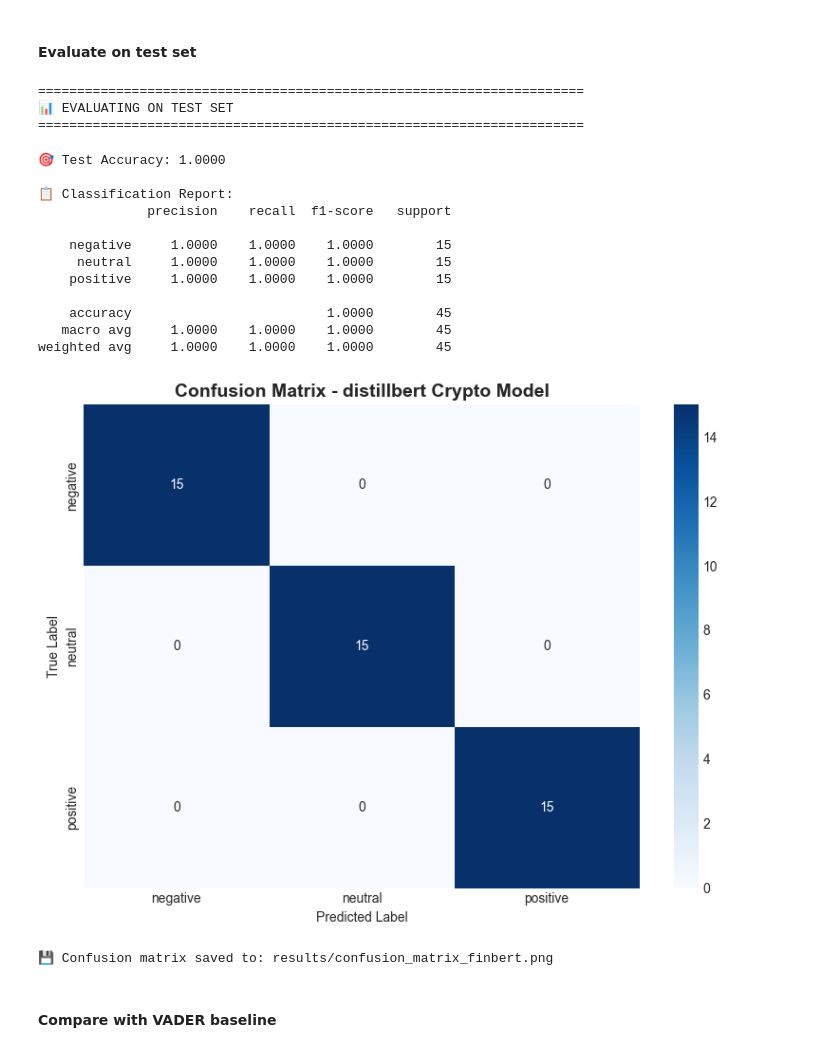
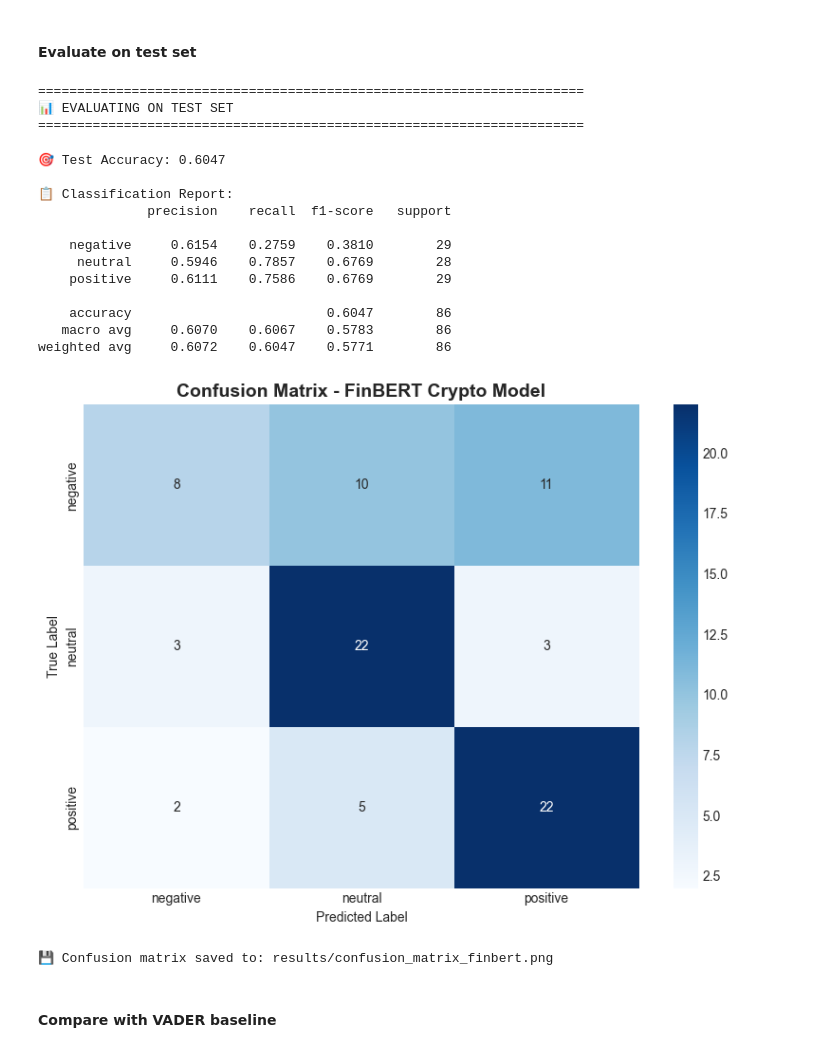
Before and after one commit to hailyyang/crypto-sentiment-classifier, a Jupyter notebook: notebooks/02_model_training.ipynb, the cells around one changed output. Cells and saved outputs as stored; diff of their text form; code cells hidden in the pictures.

Commit message:
Update with new model

```diff
--- a/notebooks/02_model_training.ipynb
+++ b/notebooks/02_model_training.ipynb
@@ -69,11 +43,11 @@ print(f"Using device: {'cuda' if torch.cuda.is_available() else 'cpu'}")
 print(f"PyTorch version: {torch.__version__}")
 
 # Load Week 1 data
-tweets_df = pd.read_csv('../data/processed/tweets_with_sentiment.csv')
+reddit_df = pd.read_csv('../data/processed/reddit_with_sentiment.csv')
 btc_prices = pd.read_csv('../data/raw/btc_prices.csv')
 btc_prices['timestamp'] = pd.to_datetime(btc_prices['timestamp'])
 
-print(f"\n✅ Loaded {len(tweets_df)} tweets")
+print(f"\n✅ Loaded {len(reddit_df)} Reddit posts")
 print(f"✅ Loaded {len(btc_prices)} price points")
 # %% [output]
 Using device: cpu
@@ -174,16 +148,16 @@ print("="*70)
 
 # map sentiment to numeric labels
 label_map = {'negative': 0, 'neutral': 1, 'positive': 2}
-tweets_df['label'] = tweets_df['sentiment'].map(label_map)
+reddit_df['label'] = reddit_df['sentiment'].map(label_map)
 
 # balance the dataset
-min_samples = tweets_df['sentiment'].value_counts().min()
-balanced_df = tweets_df.groupby('sentiment', group_keys=False).apply(
+min_samples = reddit_df['sentiment'].value_counts().min()
+balanced_df = reddit_df.groupby('sentiment', group_keys=False).apply(
     lambda x: x.sample(min(len(x), min_samples))
 ).reset_index(drop=True)
 
-print(f"\nOriginal dataset: {len(tweets_df)} tweets")
-print(f"Balanced dataset: {len(balanced_df)} tweets")
+print(f"\nOriginal dataset: {len(reddit_df)} posts")
+print(f"Balanced dataset: {len(balanced_df)} posts")
 print("\nBalanced distribution:")
 print(balanced_df['sentiment'].value_counts())
 
@@ -191,9 +165,9 @@ print(balanced_df['sentiment'].value_counts())
 train_df, temp_df = train_test_split(balanced_df, test_size=0.3, random_state=42, stratify=balanced_df['label'])
 val_df, test_df = train_test_split(temp_df, test_size=0.5, random_state=42, stratify=temp_df['label'])
 
-print(f"\n✅ Train: {len(train_df)} tweets")
-print(f"✅ Val:   {len(val_df)} tweets")
-print(f"✅ Test:  {len(test_df)} tweets")
+print(f"\n✅ Train: {len(train_df)} posts")
+print(f"✅ Val:   {len(val_df)} posts")
+print(f"✅ Test:  {len(test_df)} posts")
 # %% [output]
 ======================================================================
 🔧 PREPARING TRAINING DATA
@@ -216,13 +190,13 @@ Name: count, dtype: int64
 #### Load pre-trained model FinBERT
 # %%
 print("\n" + "="*70)
-print("🤖 LOADING DISTILLBERT MODEL")
+print("🤖 LOADING FINBERT MODEL")
 print("="*70)
 
-MODEL_NAME = 'distilbert-base-uncased'
+MODEL_NAME = 'ProsusAI/finbert'
 
 print(f'Loading {MODEL_NAME}')
-print('(This may take a minute on first run - downloading 50MB)')
+print('(This may take a minute on first run - downloading 500MB)')
 
 tokenizer = AutoTokenizer.from_pretrained(MODEL_NAME)
 model = AutoModelForSequenceClassification.from_pretrained(
@@ -292,7 +261,7 @@ print("="*70)
 # Training arguments
 training_args = TrainingArguments(
     output_dir="../models/finbert-crypto",
-    num_train_epochs=2,
+    num_train_epochs=3,
     per_device_train_batch_size=8,
     per_device_eval_batch_size=8,
     evaluation_strategy="epoch",
@@ -391,43 +362,43 @@ print(classification_report(
     target_names=['negative', 'neutral', 'positive'],
     digits=4
 ))
 
 # Confusion matrix
 cm = confusion_matrix(true_labels, pred_labels)
 plt.figure(figsize=(8, 6))
 sns.heatmap(
     cm,
     annot=True,
     fmt='d',
     cmap='Blues',
     xticklabels=['negative', 'neutral', 'positive'],
     yticklabels=['negative', 'neutral', 'positive']
 )
-plt.title('Confusion Matrix - distillbert Crypto Model', fontsize=14, fontweight='bold')
+plt.title('Confusion Matrix - FinBERT Crypto Model', fontsize=14, fontweight='bold')
 plt.ylabel('True Label')
 plt.xlabel('Predicted Label')
 plt.tight_layout()
-plt.savefig('../results/confusion_matrix_distillbert.png', dpi=300, bbox_inches='tight')
+plt.savefig('../results/confusion_matrix_finbert.png', dpi=300, bbox_inches='tight')
 plt.show()
 
 print("💾 Confusion matrix saved to: results/confusion_matrix_finbert.png")
 # %% [output]
 ======================================================================
 📊 EVALUATING ON TEST SET
 ======================================================================
-🎯 Test Accuracy: 1.0000
+🎯 Test Accuracy: 0.6047
 
 📋 Classification Report:
               precision    recall  f1-score   support
 
-    negative     1.0000    1.0000    1.0000        15
-     neutral     1.0000    1.0000    1.0000        15
-    positive     1.0000    1.0000    1.0000        15
+    negative     0.6154    0.2759    0.3810        29
+     neutral     0.5946    0.7857    0.6769        28
+    positive     0.6111    0.7586    0.6769        29
 
-    accuracy                         1.0000        45
-   macro avg     1.0000    1.0000    1.0000        45
-weighted avg     1.0000    1.0000    1.0000        45
+    accuracy                         0.6047        86
+   macro avg     0.6070    0.6067    0.5783        86
+weighted avg     0.6072    0.6047    0.5771        86
-[figure, old version]
+[figure, new version]
 💾 Confusion matrix saved to: results/confusion_matrix_finbert.png
 # %% [markdown]
 #### Compare with VADER baseline
```
Also changed, not shown: parts of 13 cells of this notebook.
